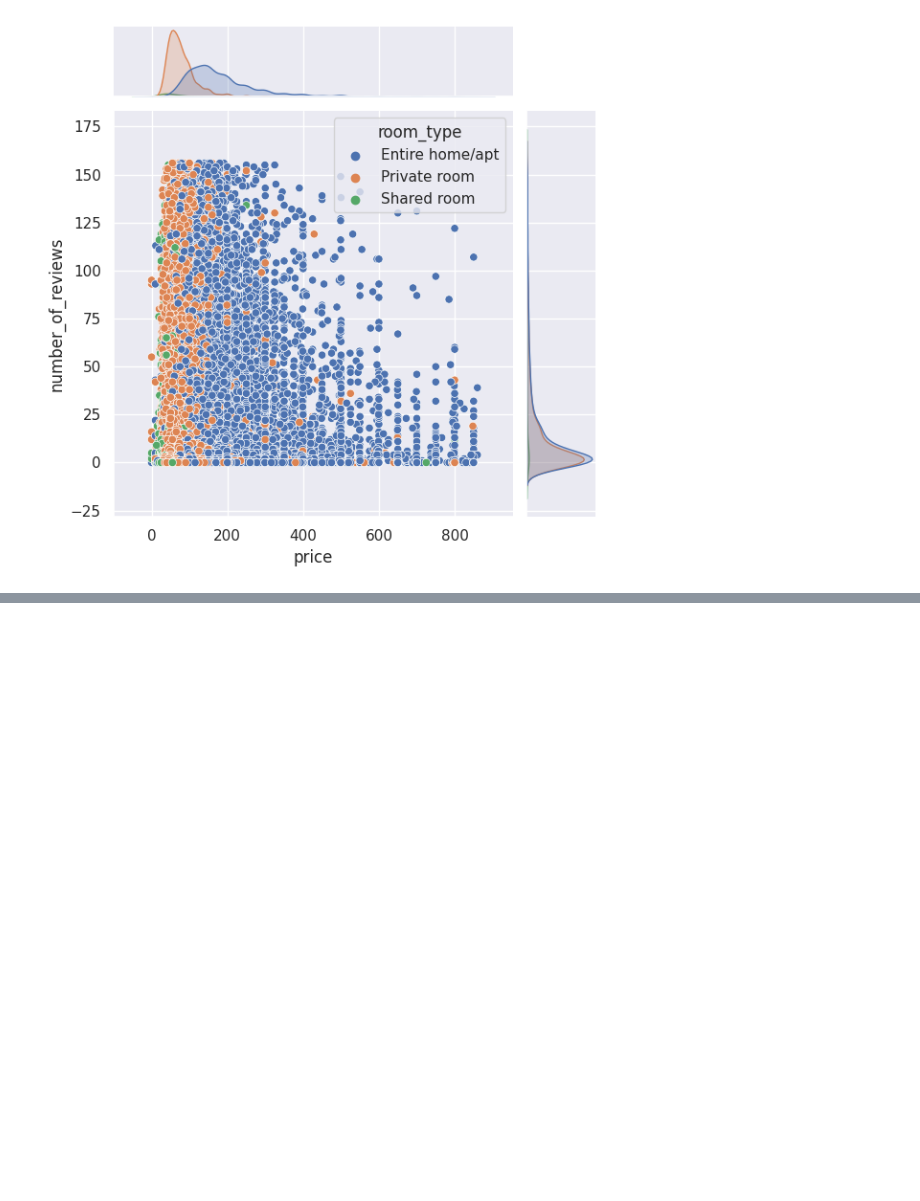
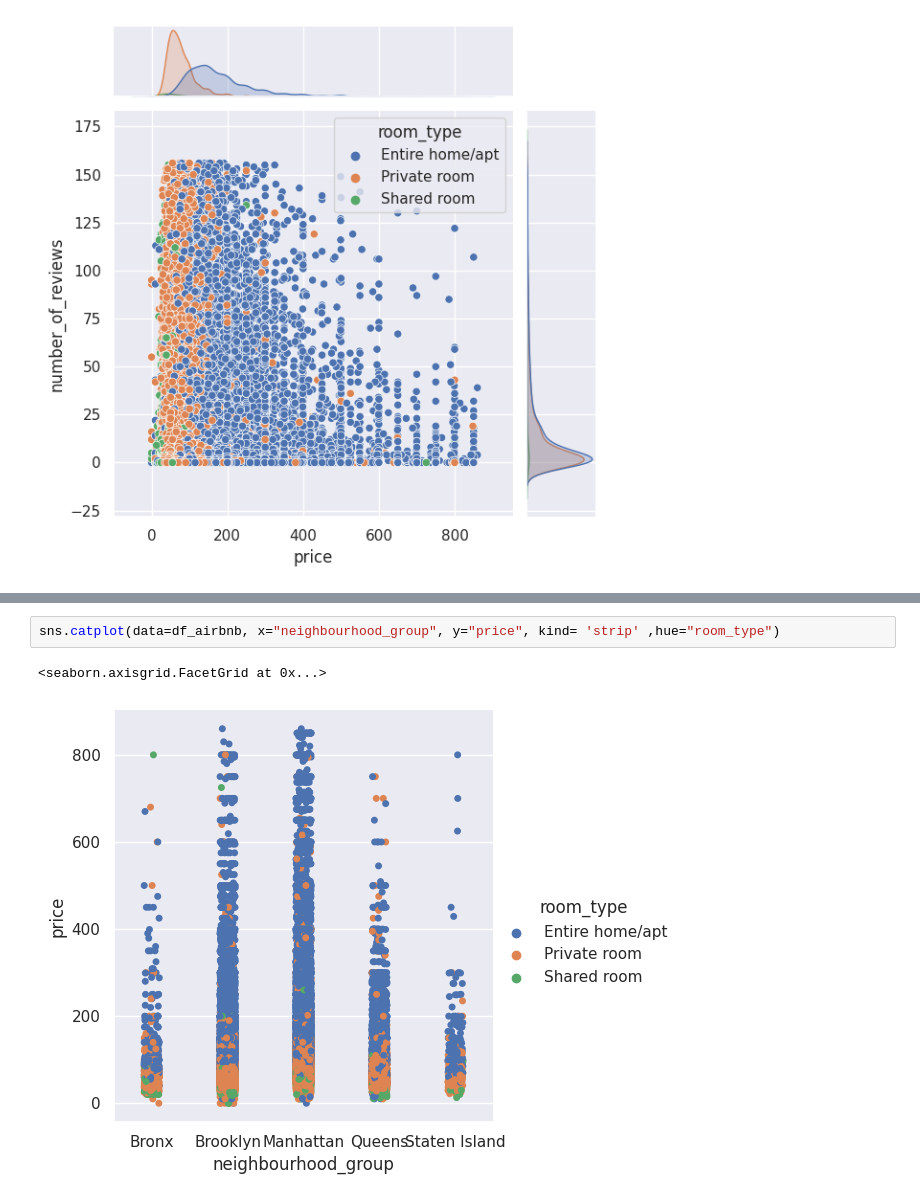
Before and after one commit to burakbasher/data-analysis-bootcamp-project, a Jupyter notebook: newyork_airbnb.ipynb, the cells around one changed output, grey strips where cells are left out. Saved outputs shown, nothing was run; the diff lists cells and outputs as text; blank space fills up the shorter version.

```diff
--- a/newyork_airbnb.ipynb
+++ b/newyork_airbnb.ipynb
@@ -341,0 +352,5 @@ sns.jointplot(x="price",y=df_airbnb["number_of_reviews"], data=df_airbnb, hue="r
+# %%
+sns.catplot(data=df_airbnb, x="neighbourhood_group", y="price", kind= 'strip' ,hue="room_type")
+# %% [output]
+<seaborn.axisgrid.FacetGrid at 0x...>
+[figure, added]
```
Also changed, not shown: parts of 13 cells of this notebook.
